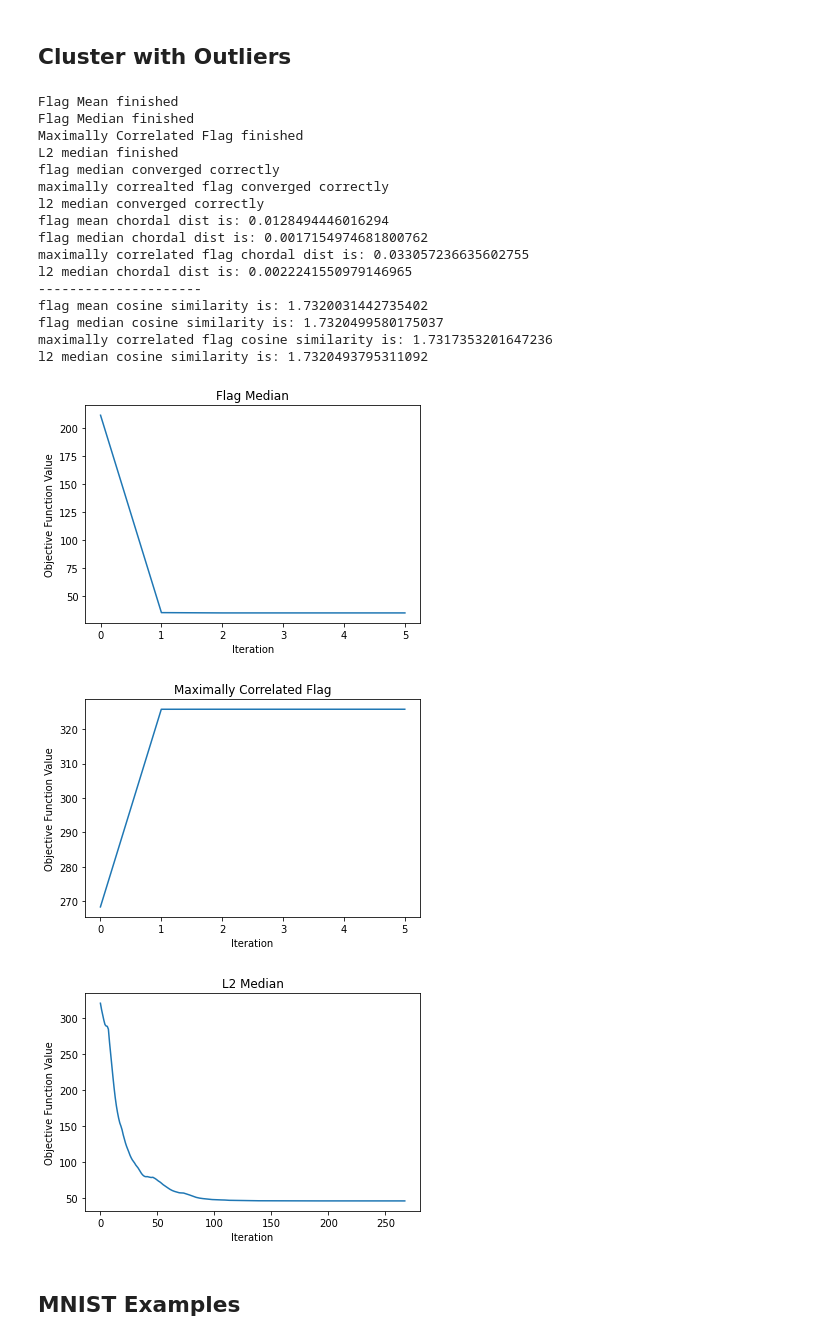
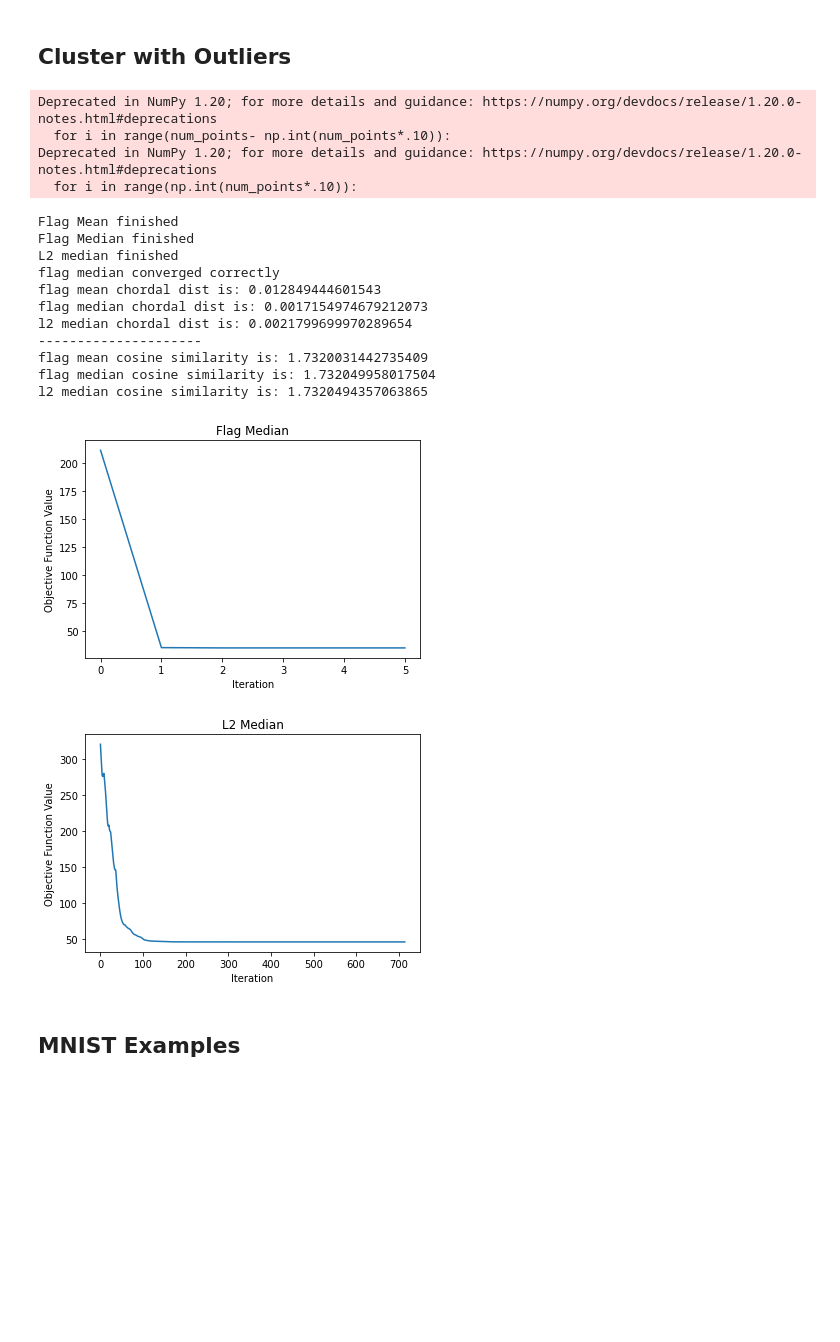
Before and after one commit to nmank/PhD_Code, a Jupyter notebook: FlagIRLSExamples.ipynb, the cells around one changed output. Cells and saved outputs as stored; diff of their text form; code cells hidden in the pictures; blank space fills up the shorter version.

```diff
--- a/FlagIRLSExamples.ipynb
+++ b/FlagIRLSExamples.ipynb
@@ -256,7 +473,7 @@ l2_errs_data_time = []
 l2_errs_rand_time = []
 for seed in range(n_trials):
 
-    np.random.seed(0)
+    np.random.seed(seed)
 
     center = np.random.rand(n,k)*10
     center_rep = np.linalg.qr(center)[0][:,:k]
@@ -276,11 +493,11 @@ for seed in range(n_trials):
     flag_med_time.append(time.time()-start)
     len_flag_med_errs.append(len(sine_median_error))
 
-    #calc maximally correlated flag
-    start = time.time()
-    max_corr_error = ca.irls_flag(gr_list, r, n_its-1, 'cosine', opt_err = 'cosine', seed = seed)[1]
-    max_corr_time.append(time.time()-start)
-    len_max_corr_errs.append(len(max_corr_error))
+    # #calc maximally correlated flag
+    # start = time.time()
+    # max_corr_error = ca.irls_flag(gr_list, r, n_its-1, 'cosine', opt_err = 'cosine', seed = seed)[1]
+    # max_corr_time.append(time.time()-start)
+    # len_max_corr_errs.append(len(max_corr_error))
 
     #calc l2 median datapoint initialization
     start = time.time()
@@ -297,14 +514,14 @@ for seed in range(n_trials):
 
 print('average number of its to converge')
 print('flag median: '+str(np.mean(len_flag_med_errs))+' +/-'+str(np.std(len_flag_med_errs)))
-print('maximally correlated flag: '+str(np.mean(len_max_corr_errs))+' +/-'+str(np.std(len_max_corr_errs)))
+# print('maximally correlated flag: '+str(np.mean(len_max_corr_errs))+' +/-'+str(np.std(len_max_corr_errs)))
 print('l2 median: (init datapoint) '+str(np.mean(len_l2_errs_data))+' +/-'+str(np.std(len_l2_errs_data)))
 print('l2 median: (init same as flag median) '+str(np.mean(len_l2_errs_rand))+' +/-'+str(np.std(len_l2_errs_rand)))
 
 
 print('average times to convergence')
 print('flag median: '+str(np.mean(flag_med_time))+' +/-'+str(np.std(flag_med_time)))
-print('maximally correlated flag: '+str(np.mean(len_max_corr_time))+' +/-'+str(np.std(len_max_corr_time)))
+# print('maximally correlated flag: '+str(np.mean(max_corr_time))+' +/-'+str(np.std(max_corr_time)))
 print('l2 median: (init datapoint) '+str(np.mean(l2_errs_data_time))+' +/-'+str(np.std(l2_errs_data_time)))
 print('l2 median: (init same as flag median) '+str(np.mean(l2_errs_rand_time))+' +/-'+str(np.std(l2_errs_rand_time)))
 # %% [output]
@@ -346,9 +570,9 @@ print('Flag Mean finished')
 flg_median, flg_err = ca.irls_flag(gr_list, r, n_its, 'sine', opt_err = 'sine', seed = seed)
 print('Flag Median finished')
 
-#calculate maximally correlated flag
-cor_median, cor_err = ca.irls_flag(gr_list, r, n_its, 'cosine', opt_err = 'cosine', seed = seed)
-print('Maximally Correlated Flag finished')
+# #calculate maximally correlated flag
+# cor_median, cor_err = ca.irls_flag(gr_list, r, n_its, 'cosine', opt_err = 'cosine', seed = seed)
+# print('Maximally Correlated Flag finished')
 
 #calculate l2 median
 l2_med, l2_err = ca.l2_median(gr_list, .1, r, 1000, seed)
@@ -356,8 +580,8 @@ print('L2 median finished')
 
 if sanity_check(flg_median, 'sine', gr_list):
     print('flag median converged correctly')
-if sanity_check(cor_median, 'cosine', gr_list):
-    print('maximally correlated flag converged correctly')
+# if sanity_check(cor_median, 'cosine', gr_list):
+#     print('maximally correlated flag converged correctly')
 if sanity_check(l2_med, 'l2_med', gr_list):
     print('l2 median converged correctly')
 
@@ -366,58 +590,56 @@ plt.plot(flg_err)
 plt.title('Flag Median')
 plt.xlabel('Iteration')
 plt.ylabel('Objective Function Value')
 
-plt.figure()
-plt.plot(cor_err)
-plt.title('Maximally Correlated Flag')
-plt.xlabel('Iteration')
-plt.ylabel('Objective Function Value')
+# plt.figure()
+# plt.plot(cor_err)
+# plt.title('Maximally Correlated Flag')
+# plt.xlabel('Iteration')
+# plt.ylabel('Objective Function Value')
 
 
 plt.figure()
 plt.plot(l2_err)
 plt.title('L2 Median')
 plt.xlabel('Iteration')
 plt.ylabel('Objective Function Value')
 
 
 print('flag mean chordal dist is: ' +str(calc_chordal_dist(center_rep, flag_mean, r)))
 
 print('flag median chordal dist is: ' +str(calc_chordal_dist(center_rep, flg_median, r)))
 
-print('maximally correlated flag chordal dist is: ' +str(calc_chordal_dist(center_rep, cor_median, r)))
+# print('maximally correlated flag chordal dist is: ' +str(calc_chordal_dist(center_rep, cor_median, r)))
 
 print('l2 median chordal dist is: ' +str(calc_chordal_dist(center_rep, l2_med, r)))
 
 print('---------------------')
 
 print('flag mean cosine similarity is: ' +str(calc_cos_sim(center_rep, flag_mean, r)))
 
 print('flag median cosine similarity is: ' +str(calc_cos_sim(center_rep, flg_median, r)))
 
-print('maximally correlated flag cosine similarity is: ' +str(calc_cos_sim(center_rep, cor_median, r)))
+# print('maximally correlated flag cosine similarity is: ' +str(calc_cos_sim(center_rep, cor_median, r)))
 
 print('l2 median cosine similarity is: ' +str(calc_cos_sim(center_rep, l2_med, r)))
 # %% [output]
-Flag Mean finished
-Flag Median finished
-Maximally Correlated Flag finished
-L2 median finished
-flag median converged correctly
-maximally correalted flag converged correctly
-l2 median converged correctly
-flag mean chordal dist is: 0.0128494446016294
-flag median chordal dist is: 0.0017154974681800762
-maximally correlated flag chordal dist is: 0.033057236635602755
-l2 median chordal dist is: 0.0022241550979146965
----------------------
-flag mean cosine similarity is: 1.7320031442735402
-flag median cosine similarity is: 1.7320499580175037
-maximally correlated flag cosine similarity is: 1.7317353201647236
-l2 median cosine similarity is: 1.7320493795311092
+Deprecated in NumPy 1.20; for more details and guidance: https://numpy.org/devdocs/release/1.20.0-notes.html#deprecations
+  for i in range(num_points- np.int(num_points*.10)):
+Deprecated in NumPy 1.20; for more details and guidance: https://numpy.org/devdocs/release/1.20.0-notes.html#deprecations
+  for i in range(np.int(num_points*.10)):
+Flag Mean finished
+Flag Median finished
+L2 median finished
+flag median converged correctly
+flag mean chordal dist is: 0.012849444601543
+flag median chordal dist is: 0.0017154974679212073
+l2 median chordal dist is: 0.0021799699970289654
+---------------------
+flag mean cosine similarity is: 1.7320031442735409
+flag median cosine similarity is: 1.732049958017504
+l2 median cosine similarity is: 1.7320494357063865
 [figure]
-[figure, old version]
+[figure, new version]
-[figure, removed]
 # %% [markdown]
 ## MNIST Examples
 # %%
```
Also changed, not shown: parts of 26 cells of this notebook, 34 other files.
